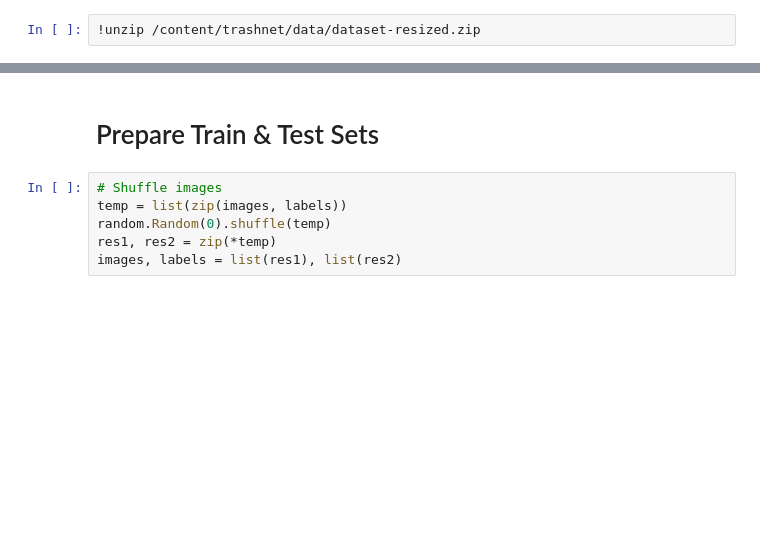
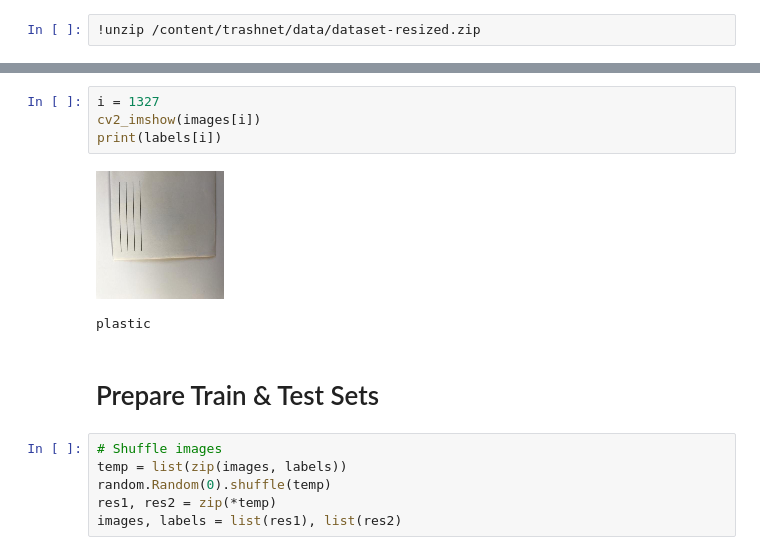
Before and after one commit to jxin11/waste-image-classification, a Jupyter notebook: Waste_Image_Classification.ipynb, the cells around one changed output, grey strips where cells are left out. Saved outputs shown, nothing was run; the diff lists cells and outputs as text; blank space fills up the shorter version.

```diff
--- a/Waste_Image_Classification.ipynb
+++ b/Waste_Image_Classification.ipynb
@@ -89,3 +94,10 @@ Total no. of unique labels:  Counter({'paper': 594, 'glass': 501, 'plastic': 482
+# %%
+i = 1327
+cv2_imshow(images[i])
+print(labels[i])
+# %% [output]
+[figure, added]
+plastic
 # %% [markdown]
 # Prepare Train & Test Sets
 # %%
```
Also changed, not shown: parts of 6 cells of this notebook.
